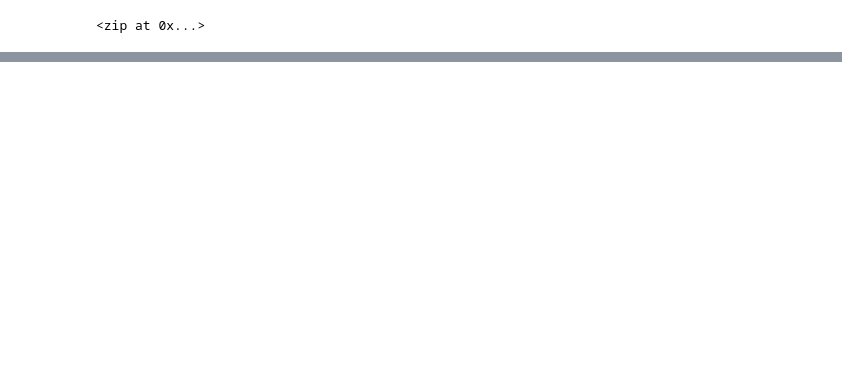
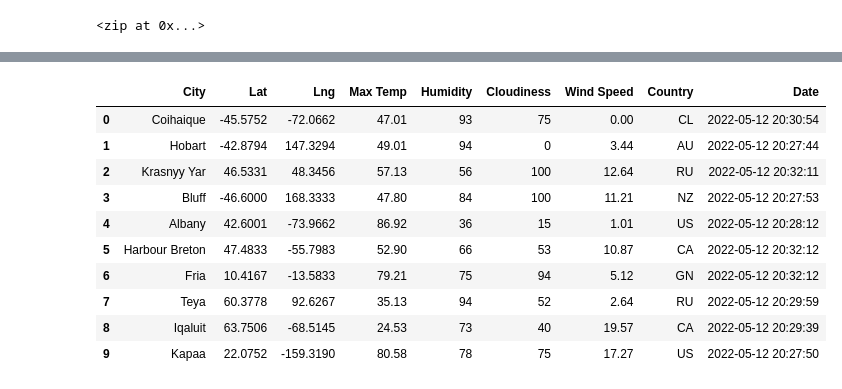
Before and after one commit to annietresca/World_Weather_Analysis, a Jupyter notebook: WeatherPy.ipynb, the cells around one changed output, grey strips where cells are left out. Saved outputs shown, nothing was run; the diff lists cells and outputs as text; code cells hidden in the pictures; blank space fills up the shorter version.

Commit message:
Adding updated WeatherPy

```diff
--- a/WeatherPy.ipynb
+++ b/WeatherPy.ipynb
@@ -38,2 +26,4 @@ for coordinate in coordinates:
 # %%
-from citipy import citipy
+# Starting a URL for WeatherMap API Call
+url ="https://api.openweathermap.org/data/2.5/weather?units=Imperial&APPID=" + weather_api_key
+print(url)
@@ -41,9 +37,8 @@ from citipy import citipy
 # Create a list for holding the cities.
 cities = []
 # Identify the nearest city for each latitude and longitude combination.
-for coodinate in coordinates:
+for coordinate in coordinates:
     city = citipy.nearest_city(coordinate[0], coordinate[1]).city_name
-
 
     # If the city is unique, then we will add it to the cities list.
     if city not in cities:
@@ -54,0 +72,10 @@ len(cities)
+# %%
+# Create an empty list to hold the weather data.
+city_data = []
+# Print the beginning of the logging.
+print("Beginning Data Retrieval     ")
+print("-----------------------------")
+
+# Create counters.
+record_count = 1
+set_count = 1
@@ -54,0 +85,11 @@ len(cities)
+# %%
+# Loop through all the cities in our list.
+for i in range(len(cities)):
+
+    # Group cities in sets of 50 for logging purposes.
+    if (i % 50 == 0 and i >= 50):
+        set_count += 1
+        record_count = 1
+
+    # Create endpoint URL with each city.
+    city_url = url + "&q=" + cities[i]
@@ -54,0 +170,16 @@ len(cities)
+# %%
+# Convert the array of dictionaries to a Pandas DataFrame.
+city_data_df = pd.DataFrame(city_data)
+city_data_df.head(10)
+# %% [output]
+|  | City | Lat | Lng | Max Temp | Humidity | Cloudiness | Wind Speed | Country | Date |
+| 0 | Coihaique | -45.5752 | -72.0662 | 47.01 | 93 | 75 | 0.00 | CL | 2022-05-12 20:30:54 |
+| 1 | Hobart | -42.8794 | 147.3294 | 49.01 | 94 | 0 | 3.44 | AU | 2022-05-12 20:27:44 |
+| 2 | Krasnyy Yar | 46.5331 | 48.3456 | 57.13 | 56 | 100 | 12.64 | RU | 2022-05-12 20:32:11 |
+| 3 | Bluff | -46.6000 | 168.3333 | 47.80 | 84 | 100 | 11.21 | NZ | 2022-05-12 20:27:53 |
+| 4 | Albany | 42.6001 | -73.9662 | 86.92 | 36 | 15 | 1.01 | US | 2022-05-12 20:28:12 |
+| 5 | Harbour Breton | 47.4833 | -55.7983 | 52.90 | 66 | 53 | 10.87 | CA | 2022-05-12 20:32:12 |
+| 6 | Fria | 10.4167 | -13.5833 | 79.21 | 75 | 94 | 5.12 | GN | 2022-05-12 20:32:12 |
+| 7 | Teya | 60.3778 | 92.6267 | 35.13 | 94 | 52 | 2.64 | RU | 2022-05-12 20:29:59 |
+| 8 | Iqaluit | 63.7506 | -68.5145 | 24.53 | 73 | 40 | 19.57 | CA | 2022-05-12 20:29:39 |
+| 9 | Kapaa | 22.0752 | -159.3190 | 80.58 | 78 | 75 | 17.27 | US | 2022-05-12 20:27:50 |
```
Also changed, not shown: parts of 12 cells of this notebook, 4 other files.
